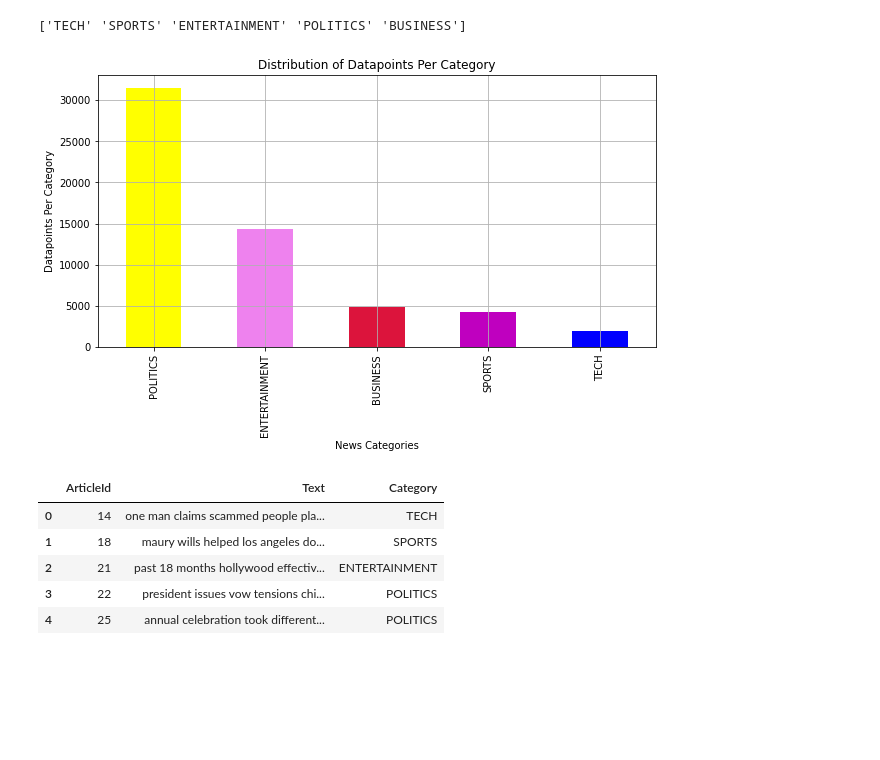
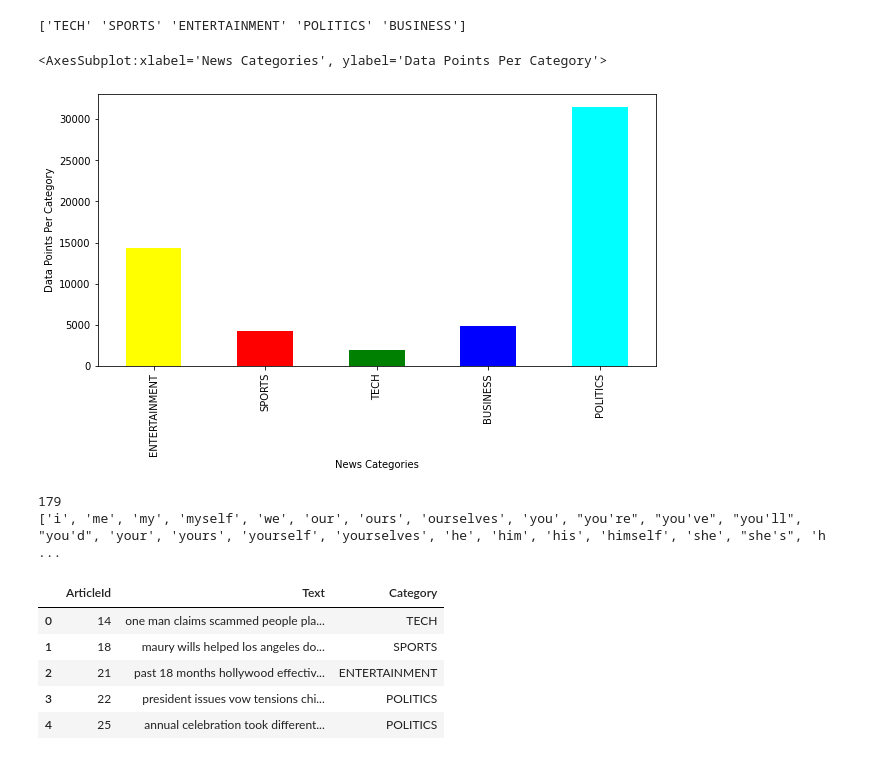
Before and after one commit to VishnuVVR-369/Major-Project, a Jupyter notebook: CODE/model.ipynb, the cells around one changed output. Cells and saved outputs as stored; diff of their text form; code cells hidden in the pictures; blank space fills up the shorter version.

```diff
--- a/CODE/model.ipynb
+++ b/CODE/model.ipynb
@@ -50,16 +51,19 @@ print(target_category)
 # %%
 # Plotting data points per category
 news_cat = train_data['Category'].value_counts()
-
-plt.figure(figsize=(10,5))
-my_colors = ['yellow','violet','crimson','m','b']
-news_cat.plot(kind='bar', color=my_colors)
-plt.grid()
-plt.xlabel("News Categories")
-plt.ylabel("Datapoints Per Category")
-plt.title("Distribution of Datapoints Per Category")
-plt.show()
+my_colors = ['yellow', 'red', 'green', 'blue', 'cyan', 'magenta']
+news_cat.sample(frac=1).plot(kind='bar', figsize=(10,5), xlabel="News Categories", ylabel="Data Points Per Category", color=my_colors)
 # %% [output]
+<AxesSubplot:xlabel='News Categories', ylabel='Data Points Per Category'>
-[figure, old version]
+[figure, new version]
+# %%
+import nltk
+from nltk.corpus import stopwords
+
+print(len(stopwords.words('english')))
+print(stopwords.words('english'))
+# %% [output]
+179
+['i', 'me', 'my', 'myself', 'we', 'our', 'ours', 'ourselves', 'you', "you're", "you've", "you'll", "you'd", 'your', 'yours', 'yourself', 'yourselves', 'he', 'him', 'his', 'himself', 'she', "she's", 'h ...
 # %%
 import warnings
```
Also changed, not shown: parts of 12 cells of this notebook, 3 other files.
